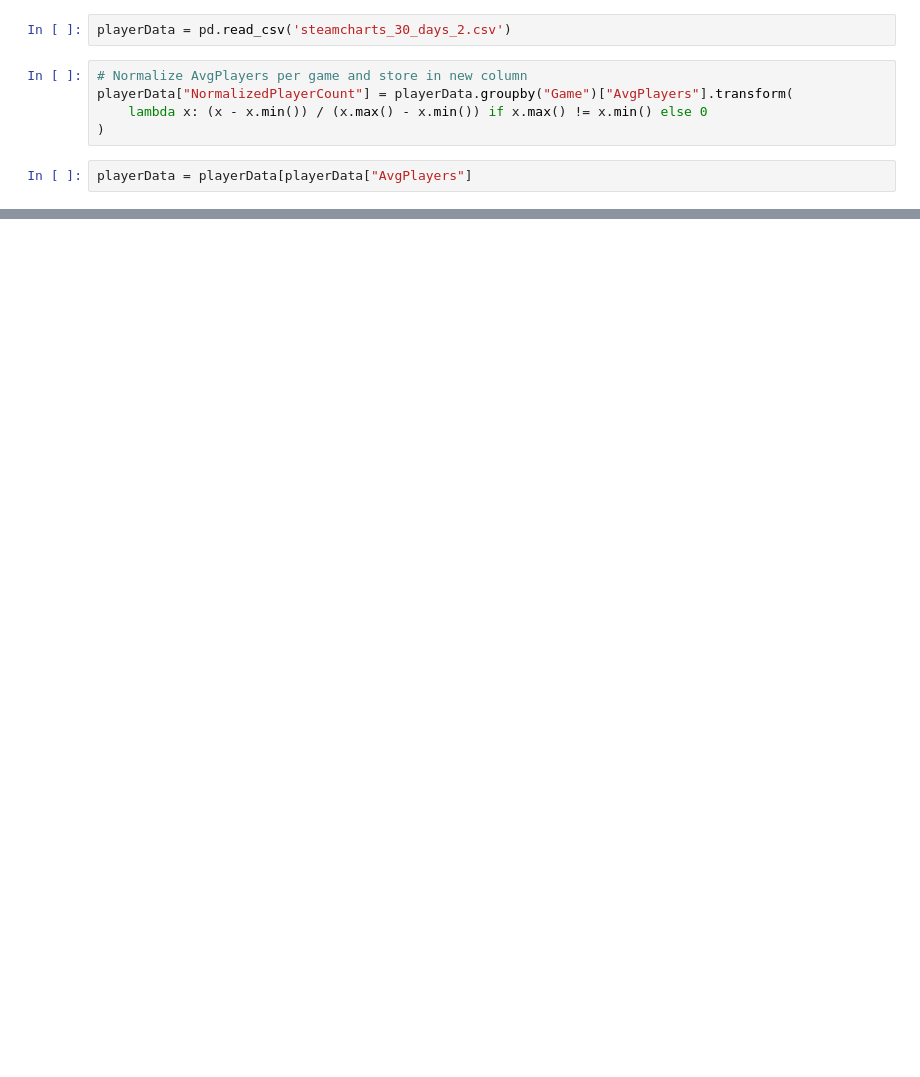
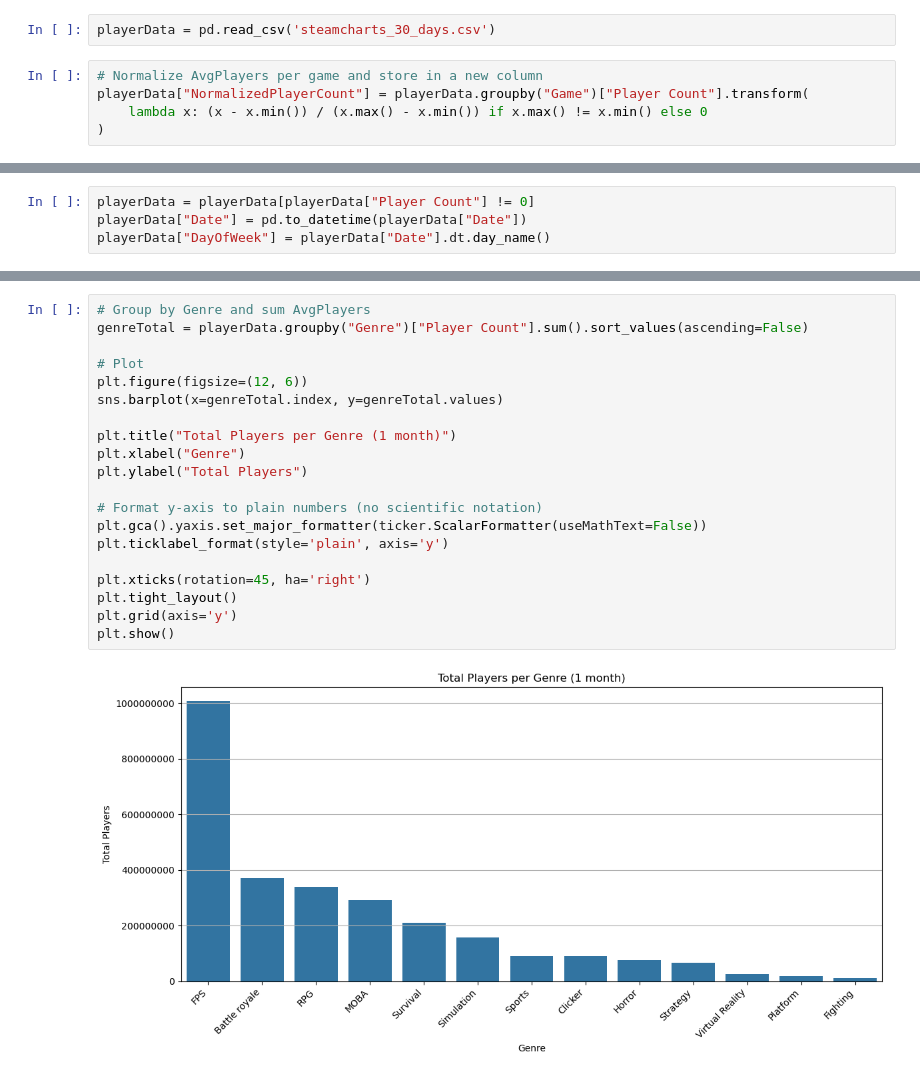
Before and after one commit to JonatanK-son/steam-player-count-trends, a Jupyter notebook: Final Project Group 16.ipynb, the cells around one changed output, grey strips where cells are left out. Drawn from its saved outputs; the diff is of its cells as text; blank space fills up the shorter version.

```diff
--- a/Final Project Group 16.ipynb
+++ b/Final Project Group 16.ipynb
@@ -61,9 +116,7 @@ SyntaxError: Missing parentheses in call to 'print'. Did you mean print(...)? (1
 # %%
-playerData = pd.read_csv('steamcharts_30_days_2.csv')
+playerData = pd.read_csv('steamcharts_30_days.csv')
 # %%
-# Normalize AvgPlayers per game and store in new column
-playerData["NormalizedPlayerCount"] = playerData.groupby("Game")["AvgPlayers"].transform(
+# Normalize AvgPlayers per game and store in a new column
+playerData["NormalizedPlayerCount"] = playerData.groupby("Game")["Player Count"].transform(
     lambda x: (x - x.min()) / (x.max() - x.min()) if x.max() != x.min() else 0
 )
-# %%
-playerData = playerData[playerData["AvgPlayers"]
@@ -76,0 +123,4 @@ plt.plot(game_data["Date"], game_data)
+# %%
+playerData = playerData[playerData["Player Count"] != 0]
+playerData["Date"] = pd.to_datetime(playerData["Date"])
+playerData["DayOfWeek"] = playerData["Date"].dt.day_name()
@@ -76,0 +147,22 @@ plt.plot(game_data["Date"], game_data)
+# %%
+# Group by Genre and sum AvgPlayers
+genreTotal = playerData.groupby("Genre")["Player Count"].sum().sort_values(ascending=False)
+
+# Plot
+plt.figure(figsize=(12, 6))
+sns.barplot(x=genreTotal.index, y=genreTotal.values)
+
+plt.title("Total Players per Genre (1 month)")
+plt.xlabel("Genre")
+plt.ylabel("Total Players")
+
+# Format y-axis to plain numbers (no scientific notation)
+plt.gca().yaxis.set_major_formatter(ticker.ScalarFormatter(useMathText=False))
+plt.ticklabel_format(style='plain', axis='y')
+
+plt.xticks(rotation=45, ha='right')
+plt.tight_layout()
+plt.grid(axis='y')
+plt.show()
+# %% [output]
+[figure, added]
```
Also changed, not shown: parts of 9 cells of this notebook.
